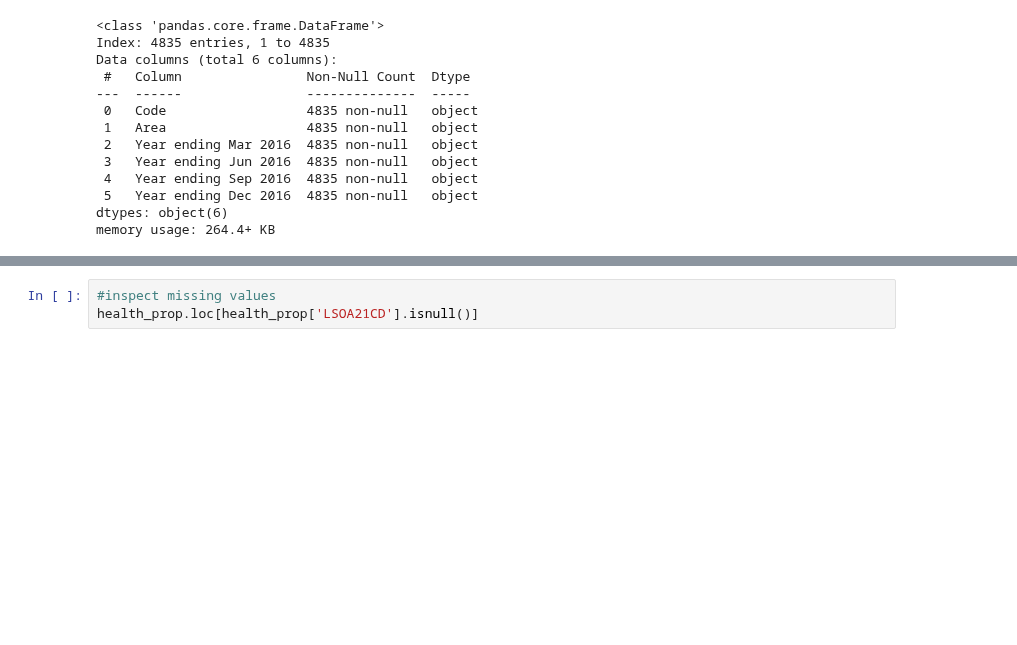
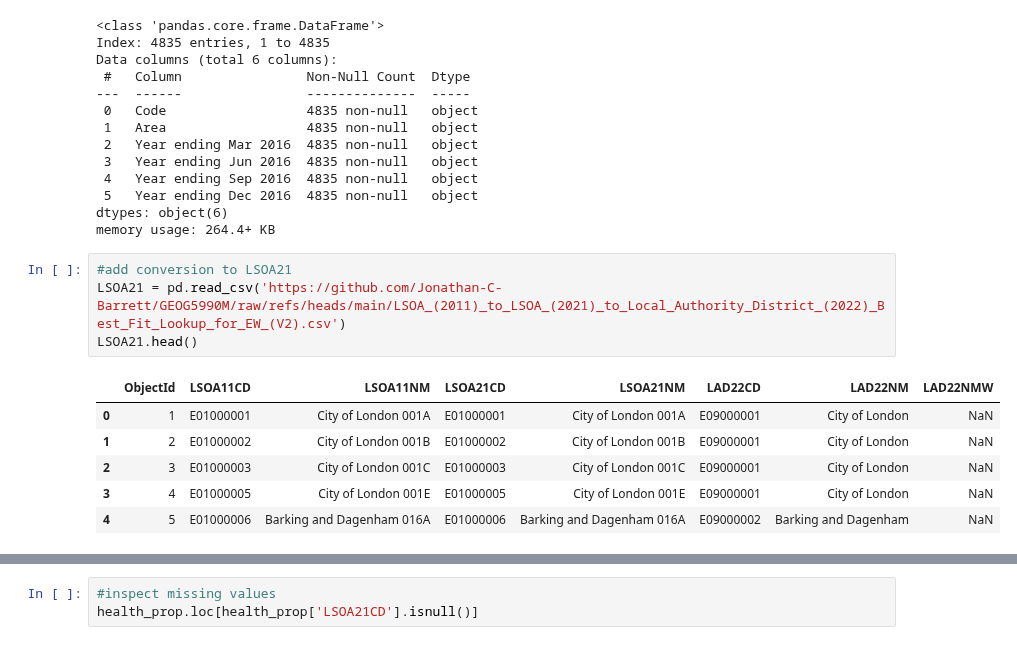
Before and after one commit to Jonathan-C-Barrett/GEOG5990M, a Jupyter notebook: GEOG5003M_Final_Project_template.ipynb, the cells around one changed output, grey strips where cells are left out. Cells and saved outputs as stored; diff of their text form; blank space fills up the shorter version.

```diff
--- a/GEOG5003M_Final_Project_template.ipynb
+++ b/GEOG5003M_Final_Project_template.ipynb
@@ -63,3 +138,14 @@ Data columns (total 6 columns):
  5   Year ending Dec 2016  4835 non-null   object
 dtypes: object(6)
 memory usage: 264.4+ KB
+# %%
+#add conversion to LSOA21
+LSOA21 = pd.read_csv('https://github.com/Jonathan-C-Barrett/GEOG5990M/raw/refs/heads/main/LSOA_(2011)_to_LSOA_(2021)_to_Local_Authority_District_(2022)_Best_Fit_Lookup_for_EW_(V2).csv')
+LSOA21.head()
+# %% [output]
+|  | ObjectId | LSOA11CD | LSOA11NM | LSOA21CD | LSOA21NM | LAD22CD | LAD22NM | LAD22NMW |
+| 0 | 1 | E01000001 | City of London 001A | E01000001 | City of London 001A | E09000001 | City of London | NaN |
+| 1 | 2 | E01000002 | City of London 001B | E01000002 | City of London 001B | E09000001 | City of London | NaN |
+| 2 | 3 | E01000003 | City of London 001C | E01000003 | City of London 001C | E09000001 | City of London | NaN |
+| 3 | 4 | E01000005 | City of London 001E | E01000005 | City of London 001E | E09000001 | City of London | NaN |
+| 4 | 5 | E01000006 | Barking and Dagenham 016A | E01000006 | Barking and Dagenham 016A | E09000002 | Barking and Dagenham | NaN |
```
Also changed, not shown: parts of 13 cells of this notebook.
